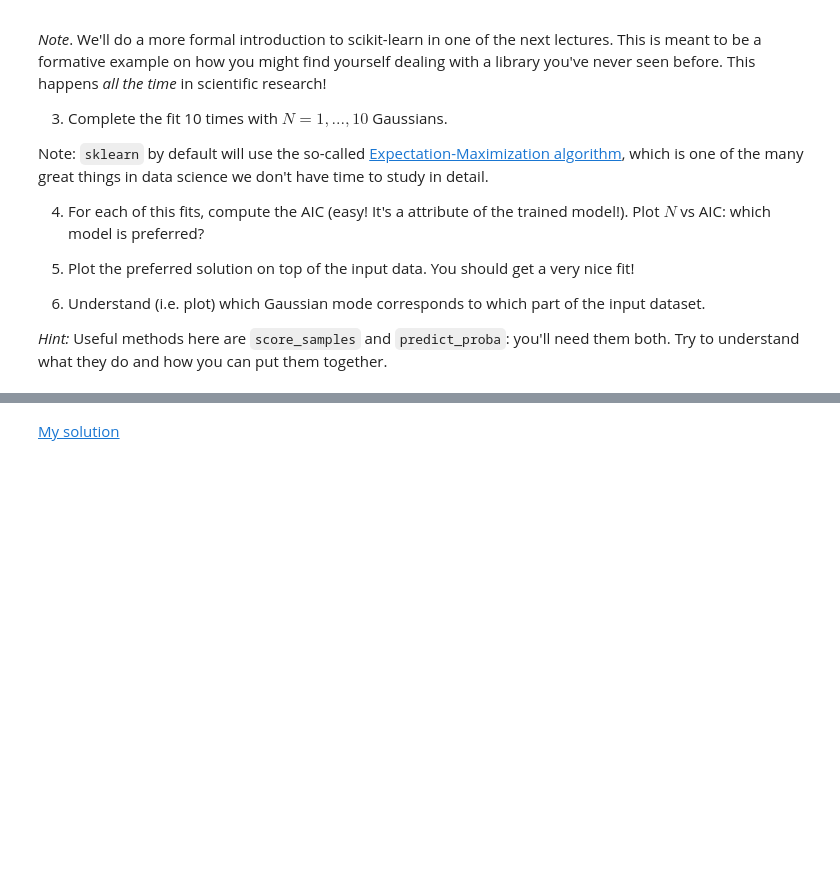
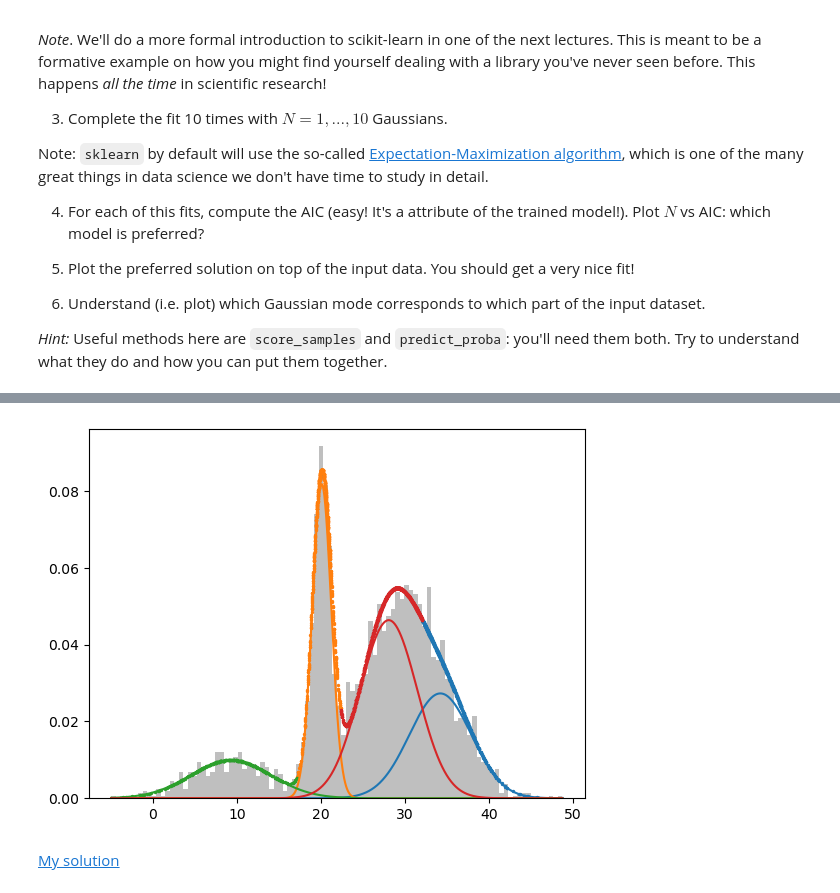
Before and after one commit to aadufour/astrostatistics_bicocca_2025, a Jupyter notebook: lectures/L06_frequentist.ipynb, the cells around one changed output, grey strips where cells are left out. Cells and saved outputs as stored; diff of their text form; code cells hidden in the pictures; blank space fills up the shorter version.

```diff
--- a/lectures/L06_frequentist.ipynb
+++ b/lectures/L06_frequentist.ipynb
@@ -839,0 +828,82 @@ data = np.load(data_path)
+# %%
+import matplotlib.pyplot as plt
+import numpy as np
+import sklearn.mixture._gaussian_mixture
+import scipy.stats as stats
+
+#reading data from the npy file
+data_path = "../solutions/formationchannels.npy"
+data = np.load(data_path)
+
+print(f"Size of data: {len(data)}")
+
+plt.hist(data, bins=100, color="grey", density=True, alpha=0.5)
+
+# help(sklearn.mixture.GaussianMixture)
+
+gm_arr = []
+gm_labels_arr = []
+aic_values_arr = []
+
+
+print("\n\n\nTEST\n\n")
+# first step: fitting the data
+# Estimate model parameters with the EM algorithm.
+gm_test = sklearn.mixture.GaussianMixture(n_components=4, random_state=0).fit(data)
+
+# score_samples returns the loglikelihood of the data (already maximised)
+# REMEMBER: score===loglikelihood
+score_samples_test = gm_test.score_samples(data)
+
+# predict_proba returns the components density for each sample (i.e. the probability of the sample to be in each cluster)
+# SOFT CLUSTERING (predict_proba() ): samples have probabilities, they do not belong to a single gaussian component
+# HARD CLUSTERING (predict() ): assigns data to a single component
+predict_proba_test = gm_test.predict_proba(data)
+print(predict_proba_test)
+
+# 4 boolean masks for each cluster
+max_indices = np.argmax(predict_proba_test, axis=1)
+
+# Create masks for each index (0, 1, 2, 3)
+masks = [(max_indices == i) for i in range(4)]
+
+for i in range(4):
+    plt.scatter(data[masks[i]], np.exp(score_samples_test[masks[i]]), s=2)
+
+
+
+
+
+print("\n\nEND OF TEST\n\n\n")
+
+
+
+
+if True:
+    for n_components in range(9):
+        gm_arr.append(sklearn.mixture.GaussianMixture(n_components=n_components+1, random_state=0).fit(data))
+        # gm_labels_arr.append(gm_arr[n_components-1].predict(data))
+        aic_values_arr.append(gm_arr[n_components-1].aic(data)) #the lower the better
+        # print(gm_arr[n_components-1].aic())
+
+    gm = gm_arr[np.argmin(aic_values_arr)]
+
+    # print(aic_values_arr)
+    print(f"Minimum AIC value of {np.min(aic_values_arr)} for n_components = {np.argmin(aic_values_arr)+1}")
+    # gm_labels =
+
+
+    #-------------visualizing clusters------------
+    # Get GMM parameters
+    means = gm.means_.flatten()
+    std_devs = np.sqrt(gm.covariances_).flatten()
+    weights = gm.weights_
+
+    # Plot each Gaussian component
+    x = np.linspace(data.min(), data.max(), 1000)
+    for mean, std, weight in zip(means, std_devs, weights):
+        plt.plot(x, weight * stats.norm.pdf(x, mean, std), label=f"Gaussian (mean={mean:.2f})")
+
+    # plt.legend()
+    plt.show()
+# %% [output]
@@ -840,3 +927,4 @@ data = np.load(data_path)
+[figure, added]
 # %% [markdown]
 [My solution](https://github.com/dgerosa/astrostatistics_bicocca_2025/blob/main/solutions/S07_formationchannels.ipynb)
 # %% [markdown]
```
Also changed, not shown: parts of 2 cells of this notebook.
